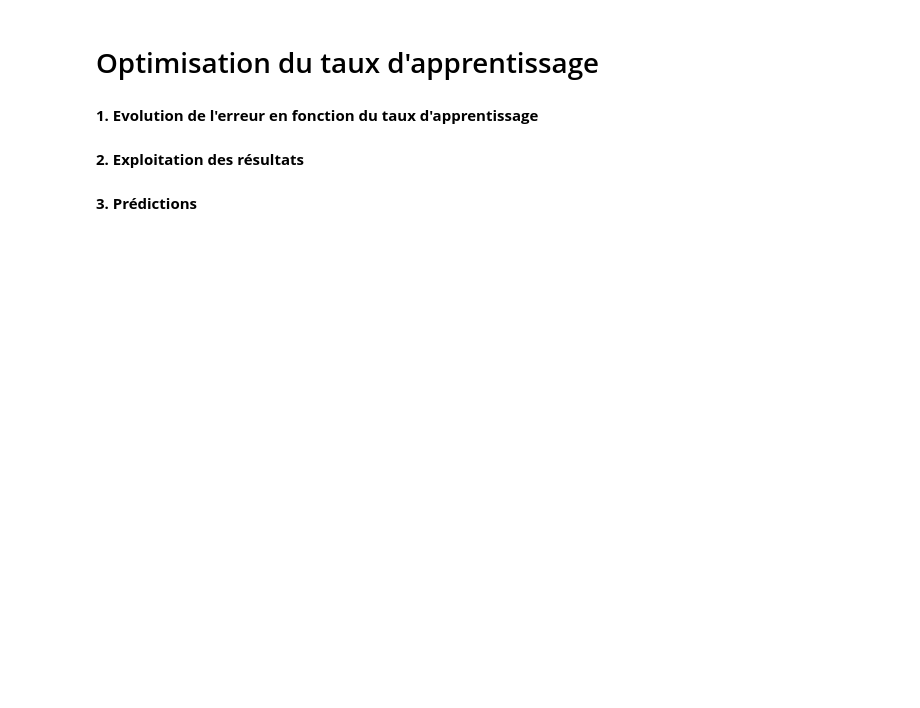
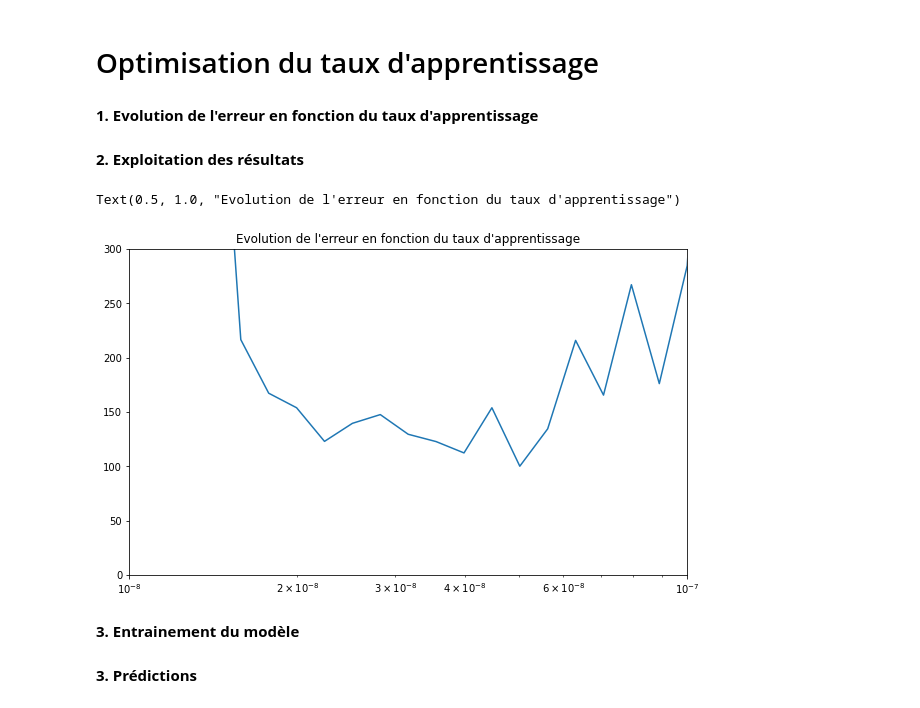
Before and after one commit to AlexandreBourrieau/ML, a Jupyter notebook: Carnets Jupyter/Séries temporelles/Reseau_RNN.ipynb, the cells around one changed output. Saved outputs shown, nothing was run; the diff lists cells and outputs as text; code cells hidden in the pictures; blank space fills up the shorter version.

```diff
--- a/Carnets Jupyter/Séries temporelles/Reseau_RNN.ipynb
+++ b/Carnets Jupyter/Séries temporelles/Reseau_RNN.ipynb
@@ -109,0 +126,20 @@ dataset = prepare_dataset_XY(serie,taille_fenetre,batch_size,buffer_melange)
+# %%
+# Fonction de la couche lambda d'entrée
+def Traitement_Entrees(x):
+  return tf.reshape(x,(batch_size,taille_fenetre,1))
+
+# Fonction dela couche lambda de sortie
+def Traitement_Sorties(x):
+  return(x*100.0)
+
+model = tf.keras.models.Sequential()
+model.add(tf.keras.Input(shape=(taille_fenetre,), batch_size=batch_size))
+model.add(tf.keras.layers.Lambda(Traitement_Entrees))
+model.add(tf.keras.layers.SimpleRNN(40,return_sequences=True))
+model.add(tf.keras.layers.SimpleRNN(40))
+model.add(tf.keras.layers.Dense(1))
+model.add(tf.keras.layers.Lambda(Traitement_Sorties))
+
+# Compile le modèle
+model.compile(loss="mse", optimizer=optimiseur)
+model.summary()
@@ -111,5 +166,32 @@ dataset = prepare_dataset_XY(serie,taille_fenetre,batch_size,buffer_melange)
 # Optimisation du taux d'apprentissage
 # %% [markdown]
 **1. Evolution de l'erreur en fonction du taux d'apprentissage**
+# %%
+# Définition de la fonction de régulation du taux d'apprentissage
+def RegulationTauxApprentissage(periode, taux):
+  return 1e-8*10**(periode/20)
+
+# Définition de l'optimiseur à utiliser
+optimiseur=tf.keras.optimizers.SGD(lr=1e-8, momentum=0.9)
+
+# Compile le modèle
+model.compile(loss="mse", optimizer=optimiseur)
+
+# Entraine le modèle en utilisant notre fonction personnelle de régulation du taux d'apprentissage
+historique = model.fit(dataset,epochs=100,verbose=1, callbacks=[tf.keras.callbacks.LearningRateScheduler(RegulationTauxApprentissage)])
 # %% [markdown]
 **2. Exploitation des résultats**
+# %%
+# Construit un vecteur avec les valeurs du taux d'apprentissage à chaque période
+taux = 1e-8*(10**(np.arange(100)/20))
+
+# Affiche l'erreur en fonction du taux d'apprentissage
+plt.figure(figsize=(10, 6))
+plt.semilogx(taux,historique.history["loss"])
+plt.axis([ 1e-8, 1e-7, 0, 300])
+plt.title("Evolution de l'erreur en fonction du taux d'apprentissage")
+# %% [output]
+Text(0.5, 1.0, "Evolution de l'erreur en fonction du taux d'apprentissage")
+[figure, added]
+# %% [markdown]
+**3. Entrainement du modèle**
```
Also changed, not shown: parts of 13 cells of this notebook.
